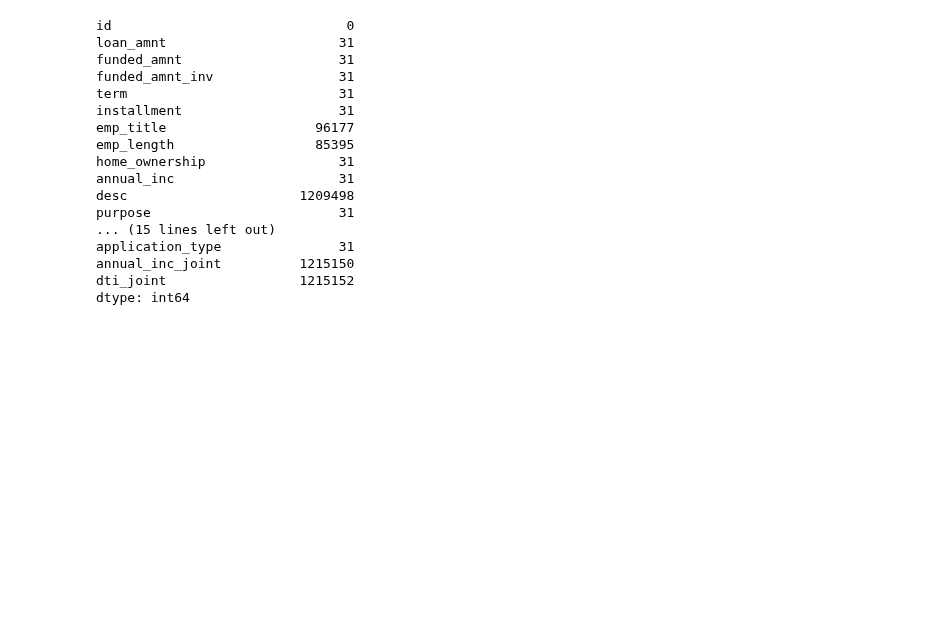
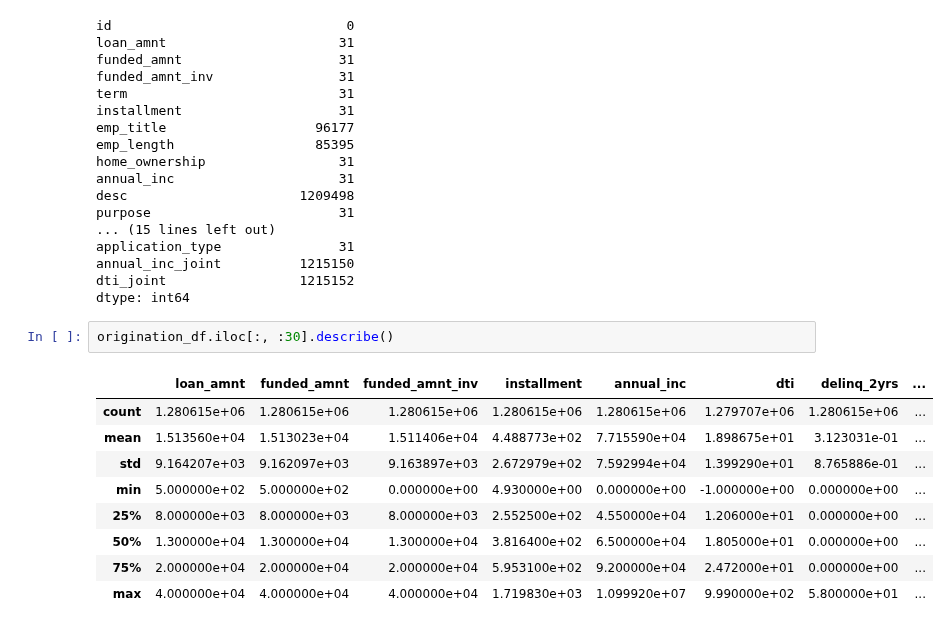
Before and after one commit to preetmodi/Credit-Risk-Analytics, a Jupyter notebook: Data_Cleaning_V.ipynb, the cells around one changed output. Drawn from its saved outputs; the diff is of its cells as text; blank space fills up the shorter version.

```diff
--- a/Data_Cleaning_V.ipynb
+++ b/Data_Cleaning_V.ipynb
@@ -192,3 +192,15 @@ application_type               31
 annual_inc_joint          1215150
 dti_joint                 1215152
 dtype: int64
+# %%
+origination_df.iloc[:, :30].describe()
+# %% [output]
+|  | loan_amnt | funded_amnt | funded_amnt_inv | installment | annual_inc | dti | delinq_2yrs | ... |
+| count | 1.280615e+06 | 1.280615e+06 | 1.280615e+06 | 1.280615e+06 | 1.280615e+06 | 1.279707e+06 | 1.280615e+06 | ... |
+| mean | 1.513560e+04 | 1.513023e+04 | 1.511406e+04 | 4.488773e+02 | 7.715590e+04 | 1.898675e+01 | 3.123031e-01 | ... |
+| std | 9.164207e+03 | 9.162097e+03 | 9.163897e+03 | 2.672979e+02 | 7.592994e+04 | 1.399290e+01 | 8.765886e-01 | ... |
+| min | 5.000000e+02 | 5.000000e+02 | 0.000000e+00 | 4.930000e+00 | 0.000000e+00 | -1.000000e+00 | 0.000000e+00 | ... |
+| 25% | 8.000000e+03 | 8.000000e+03 | 8.000000e+03 | 2.552500e+02 | 4.550000e+04 | 1.206000e+01 | 0.000000e+00 | ... |
+| 50% | 1.300000e+04 | 1.300000e+04 | 1.300000e+04 | 3.816400e+02 | 6.500000e+04 | 1.805000e+01 | 0.000000e+00 | ... |
+| 75% | 2.000000e+04 | 2.000000e+04 | 2.000000e+04 | 5.953100e+02 | 9.200000e+04 | 2.472000e+01 | 0.000000e+00 | ... |
+| max | 4.000000e+04 | 4.000000e+04 | 4.000000e+04 | 1.719830e+03 | 1.099920e+07 | 9.990000e+02 | 5.800000e+01 | ... |
```
Also changed, not shown: parts of 1 cell of this notebook.
